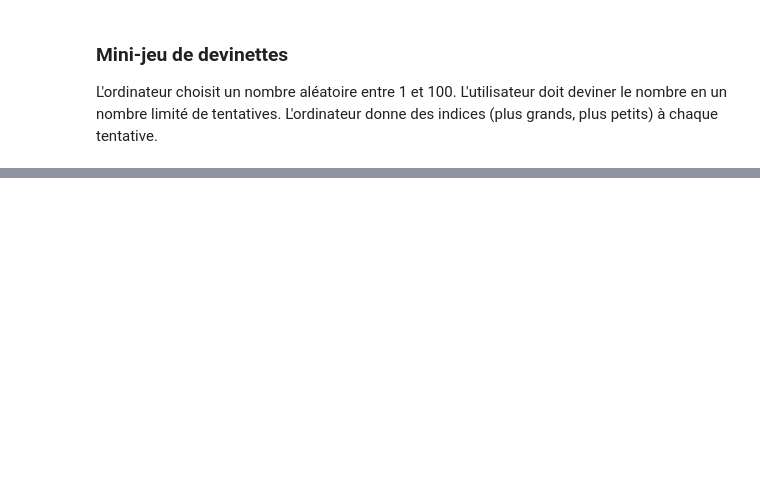
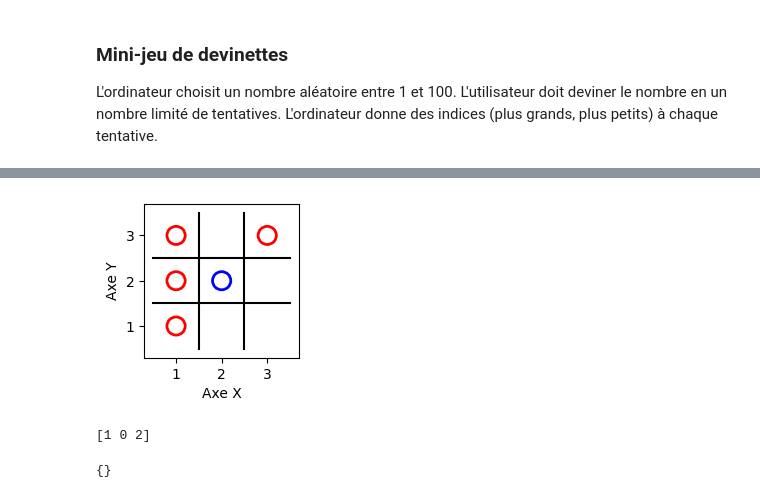
Before and after one commit to KiykoHanna/Simplon_Python, a Jupyter notebook: notebook.ipynb, the cells around one changed output, grey strips where cells are left out. Saved outputs shown, nothing was run; the diff lists cells and outputs as text; code cells hidden in the pictures; blank space fills up the shorter version.

```diff
--- a/notebook.ipynb
+++ b/notebook.ipynb
@@ -480,10 +479,25 @@ L'ordinateur donne des indices (plus grands, plus petits) à chaque tentative.
 # %%
 # constant
 list_de_nomb = list(range(1, 101))
+ordi_choix = random.choice(list_de_nomb)
 N_tent = 10
 
 print(" On va jouer!")
+
 # bouclede jeu
 for i in range(N_tent):
-    print("Choisissez votre nombre")
-    player_n = input()
+    print(f"Vous avez {N_tent} tentatives restantes. Choisissez votre nombre:", end=" ")
+    player_n = int(input("Print le nombre"))
+    print(player_n)
+
+    if player_n == ordi_choix:
+        print("Vous gegnez!")
+        break
+    elif player_n < ordi_choix:
+        N_tent -= 1
+        print("Plus")
+    else:
+        N_tent -= 1
+        print("Moins")
+
+if N_tent == 0: print("Désolé :( ")
@@ -489,0 +596,12 @@ for i in range(N_tent):
+# %%
+# vérifier le dessin
+test_arr = np.array([[1, 1, 1], [0, -1, 0], [0, 0, 1]])
+afficher_grid(test_arr)
+
+print((np.sum(test_arr, axis=0)))
+np.abs(np.sum(test_arr, axis=1))
+verif_result(jeu_array)
+# %% [output]
+[figure, added]
+[1 0 2]
+{}
```
Also changed, not shown: parts of 16 cells of this notebook.
